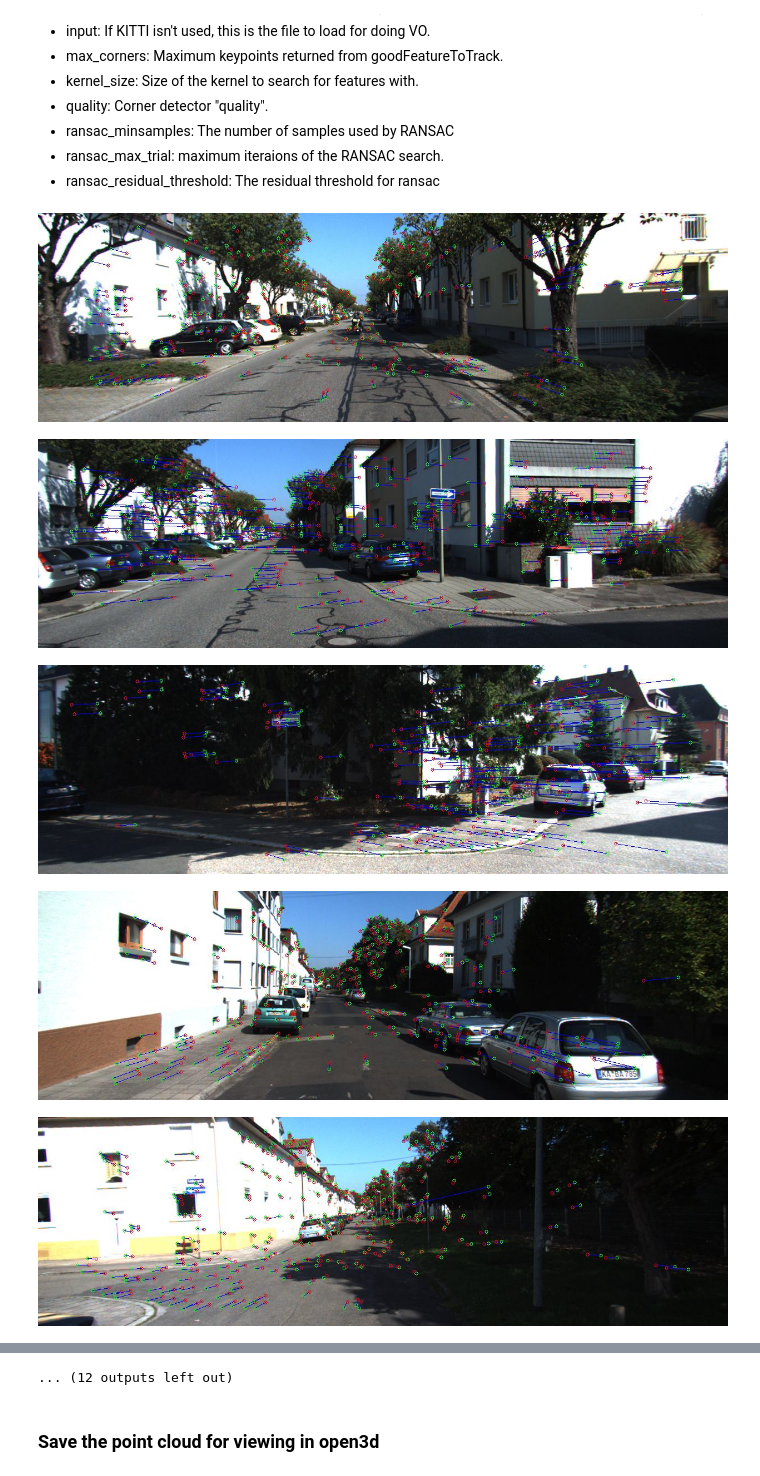
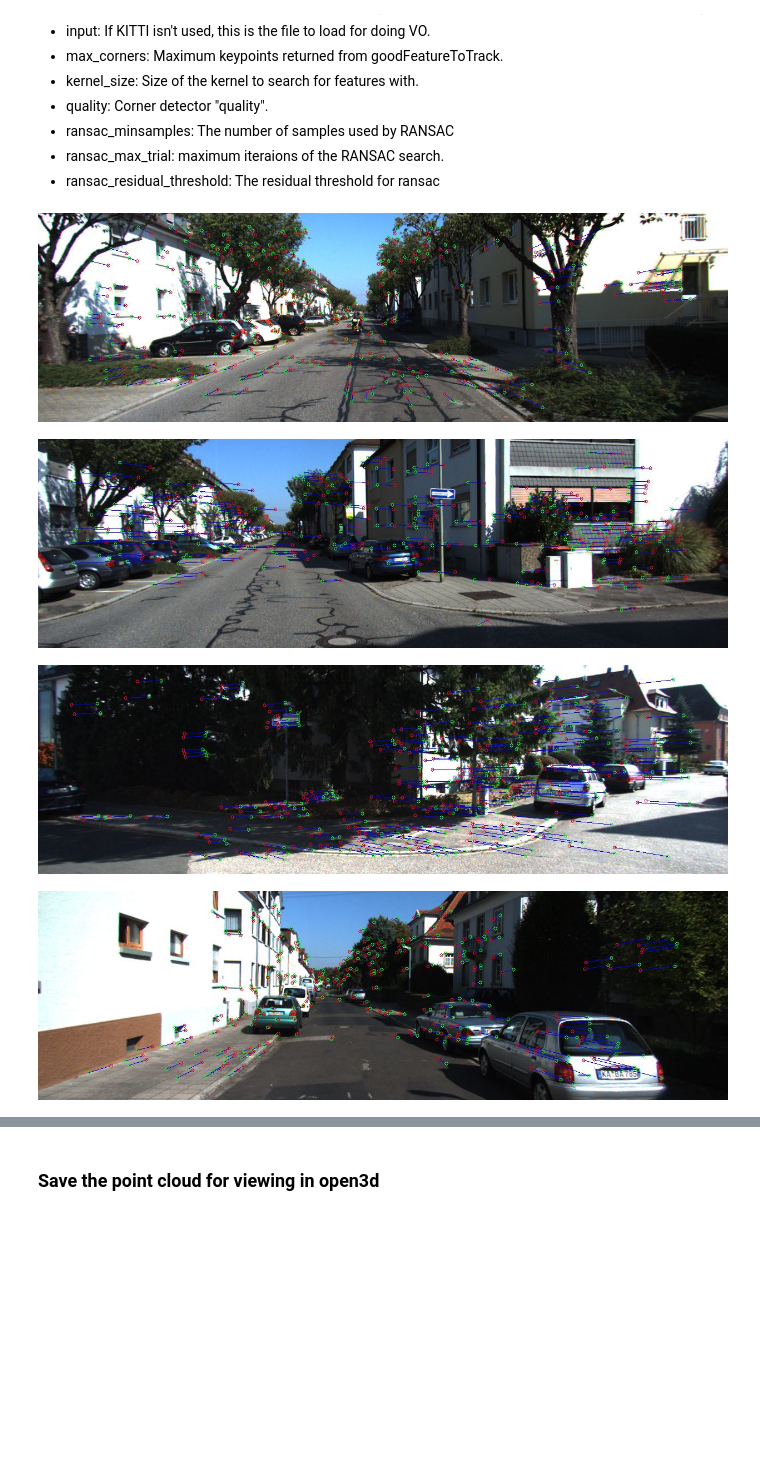
Before and after one commit to hpennington/mono-visual-odometry, a Jupyter notebook: src/visual_odometry.ipynb, the cells around one changed output, grey strips where cells are left out. Saved outputs shown, nothing was run; the diff lists cells and outputs as text; code cells hidden in the pictures; blank space fills up the shorter version.

```diff
--- a/src/visual_odometry.ipynb
+++ b/src/visual_odometry.ipynb
@@ -79,3 +86,15 @@ if KITTI == True:
+# %%
+def get_image(i, im_size):
+    if KITTI == True:
+        im = cv2.imread(data_folder + train_image_names[i])
+        im_bw = cv2.cvtColor(im, cv2.COLOR_BGR2GRAY)
+        im_resized = cv2.resize(im_bw, im_size)
+        return True, im, im_resized
+    else:
+        ret, im = cap.read()
+        im_bw = cv2.cvtColor(im, cv2.COLOR_BGR2GRAY)
+        im_resized = cv2.resize(im_bw, im_size)
+        return ret, im, im_resized
 # %%
 def match_frames(T, H, W, kps1, kps2, descriptors1, descriptors2):
     matches = bruteforce_match(descriptors1, descriptors2)
@@ -113,14 +132,7 @@ def match_frames(T, H, W, kps1, kps2, descriptors1, descriptors2):
     else:
         return None
 # %%
-%matplotlib widget
-
-cap = None
-if KITTI == False:
-    cap = cv2.VideoCapture(input)
-
 last = None
-last_corners = None
 last_kps = None
 last_descriptors = None
 point_cloud = None
@@ -134,18 +146,13 @@ i = 0
 
 while (KITTI == True and i < len(train_image_names)) or (cap is not None and cap.isOpened()):
     t0 = time.time()
-    ret, im_original, label = None, None, None
-    if KITTI == True:
-        ret, im_original, label = True, cv2.imread(data_folder + train_image_names[i]), train_labels[i]
-    else:
-        ret, im_original = cap.read()
+    ret, im_original, im = get_image(i, im_size)
+    label = train_labels[i]
 
     if ret:
-        im = im_original
-        im = cv2.resize(im_original, im_size)
+
         multiplier_x = im_original.shape[1] / im.shape[1]
         multiplier_y = im_original.shape[0] / im.shape[0]
-        im = cv2.cvtColor(im, cv2.COLOR_BGR2GRAY)
 
         # Create the transformation matrix for normalization
         H, W = im.shape
@@ -155,8 +162,8 @@ while (KITTI == True and i < len(train_image_names)) or (cap is not None and cap
             im1 = im
             im2 = last
 
-            key_points1 = extract_features(im1, max_corners, quality, kernel_size, keypoint_size)
-            kps, descriptors = compute_orb_descriptors(im1, key_points1)
+            key_points = extract_features(im1, max_corners, quality, kernel_size, keypoint_size)
+            kps, descriptors = compute_orb_descriptors(im1, key_points)
 
             H, W = im1.shape
             result = match_frames(T, H, W, kps, last_kps, descriptors, last_descriptors)
@@ -166,7 +173,6 @@ while (KITTI == True and i < len(train_image_names)) or (cap is not None and cap
 
                 E = fundamentalToEssential(F)
                 R, t = extract_pose(E, norm_pairs[0, 0], norm_pairs[0, 1])
-
 
                 pose_abs = integrate_pose(pose_abs, R, t)
 
@@ -199,36 +205,35 @@ while (KITTI == True and i < len(train_image_names)) or (cap is not None and cap
                 draw_points(im_original, feature_pairs, multiplier_x, multiplier_y)
 
         last = im
 
-        if last_corners is None:
+        if last_kps is None:
             keypoints = extract_features(im, max_corners, quality, kernel_size, keypoint_size)
             last_kps, last_descriptors = compute_orb_descriptors(im, keypoints)
         else:
             last_kps, last_descriptors = kps, descriptors
 
         cv2.imshow('im', im_original)
         key = cv2.waitKey(1)
         if key & 0xFF == ord('q'):
             break
 
         if (i > 99 and i % 100 == 0) or (i > 0 and i < 11 and i % 10 == 0):
             display_mat(cv2.cvtColor(im_original, cv2.COLOR_BGR2RGB))
 
         t1 = time.time()
         t_delta = (t1 - t0)
         # print (1 / t_delta)
         i += 1
 
     else:
         break
 
 cv2.destroyAllWindows()
 cv2.waitKey(4)
 if KITTI == False:
     cap.release()
 # %% [output]
-[figure, old version]
+[figure, new version]
-[figure, old version]
+[figure, new version]
-[figure, old version]
+[figure, new version]
-[figure, old version]
+[figure, new version]
-[figure, removed]
@@ -242,4 +240,3 @@ if KITTI == False:
-... (12 outputs left out)
 # %% [markdown]
 ### Save the point cloud for viewing in open3d
 # %%
```
Also changed, not shown: parts of 3 cells of this notebook, 1 other file.
